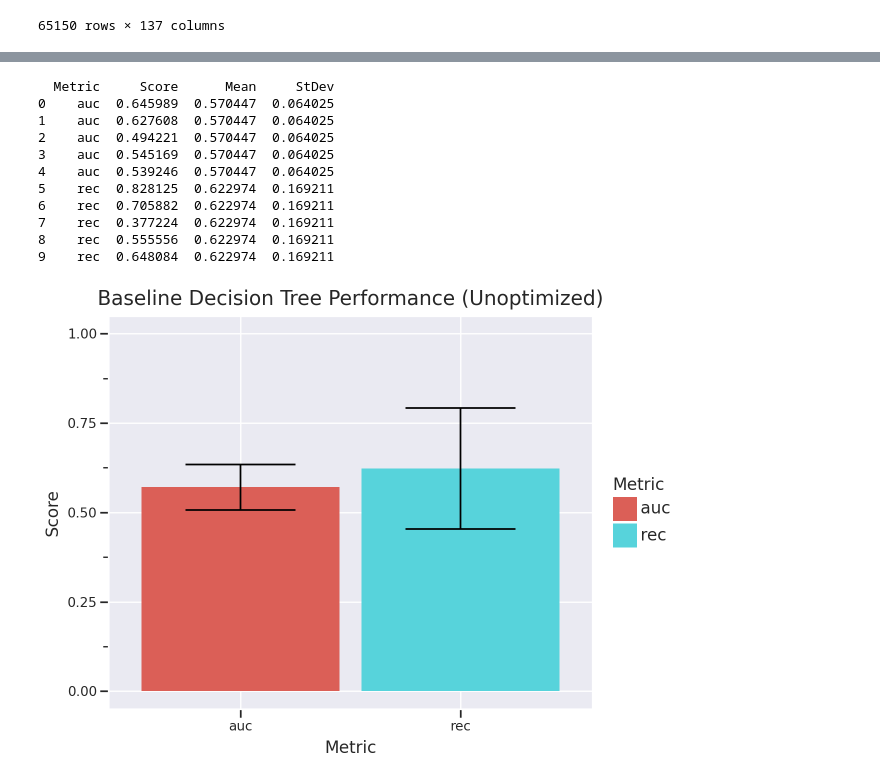
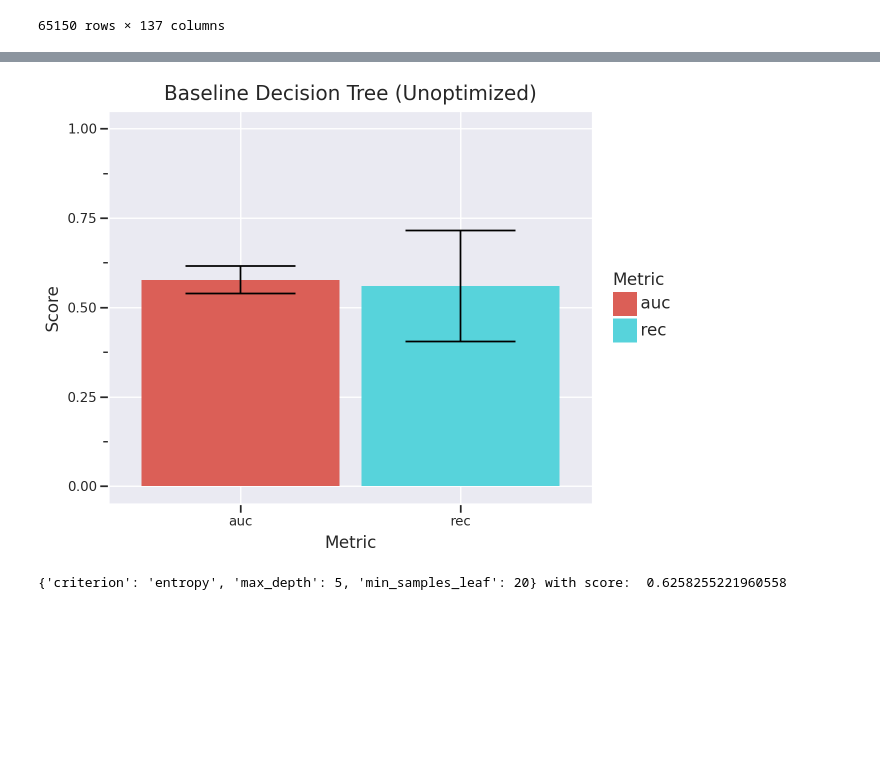
Before and after one commit to LuminousCodeGH/scientific-machine-learning-project, a Jupyter notebook: model_training.ipynb, the cells around one changed output, grey strips where cells are left out. Saved outputs shown, nothing was run; the diff lists cells and outputs as text; code cells hidden in the pictures; blank space fills up the shorter version.

```diff
--- a/model_training.ipynb
+++ b/model_training.ipynb
@@ -122,7 +122,7 @@ X = remove_non_features(X_tv, non_feature_cols)
 y = y_tv
 groups = X_tv.uniprot_id
 
-baseline_model = DecisionTreeClassifier(class_weight='balanced', max_leaf_nodes=12)
+baseline_model = DecisionTreeClassifier(class_weight='balanced')
 
 baseline_scores = kfold_cv_by_group(X, y, groups, baseline_model)
 # %% [output]
@@ -140,39 +140,45 @@ Performing on fold=4
 # %%
 from plotnine import ggplot, aes, geom_bar, geom_errorbar, labs, theme_seaborn, ylim
 
-baseline_scores_long = baseline_scores.melt(value_vars=['auc', 'rec'], var_name='Metric', value_name='Score')
-score_means = baseline_scores[['auc', 'rec']].mean()
-score_stds = baseline_scores[['auc', 'rec']].std()
-score_summary = pd.DataFrame({
-    'Metric': score_means.index,
-    'Mean': score_means.values,
-    'StDev': score_stds.values
-})
-baseline_scores_long = baseline_scores_long.merge(score_summary, on='Metric', how='left')
+def plot_performance(df: pd.DataFrame, score_names: list, title: str='') -> None:
 
-print(baseline_scores_long)
+    df_long = df.melt(value_vars=['auc', 'rec'], var_name='Metric', value_name='Score')
+    score_means = df[score_names].mean()
+    score_stds = df[score_names].std()
+    score_summary = pd.DataFrame({
+        'Metric': score_means.index,
+        'Mean': score_means.values,
+        'StDev': score_stds.values
+    })
+    df_long = df_long.merge(score_summary, on='Metric', how='left')
 
-# Create ggplot
-p = (
-    ggplot(baseline_scores_long, aes(x='Metric', y='Mean', fill='Metric')) +
-    geom_bar(stat='identity', position='dodge', show_legend=True) +  # Bar plot
-    labs(title='Baseline Decision Tree Performance (Unoptimized)', y="Score", x="Metric") +
-    geom_errorbar(aes(ymin='Mean - StDev', ymax='Mean + StDev')) +
-    ylim(0,1) +
-    theme_seaborn()
-)
+    # Create ggplot
+    p = (
+        ggplot(df_long, aes(x='Metric', y='Mean', fill='Metric')) +
+        geom_bar(stat='identity', position='dodge', show_legend=True) +  # Bar plot
+        labs(title=title, y="Score", x="Metric") +
+        geom_errorbar(aes(ymin='Mean - StDev', ymax='Mean + StDev')) +
+        ylim(0,1) +
+        theme_seaborn()
+    )
 
-p
+    display(p)
+
+plot_performance(baseline_scores, ['auc', 'rec'], 'Baseline Decision Tree (Unoptimized)')
 # %% [output]
-  Metric     Score      Mean     StDev
-0    auc  0.645989  0.570447  0.064025
-1    auc  0.627608  0.570447  0.064025
-2    auc  0.494221  0.570447  0.064025
-3    auc  0.545169  0.570447  0.064025
-4    auc  0.539246  0.570447  0.064025
-5    rec  0.828125  0.622974  0.169211
-6    rec  0.705882  0.622974  0.169211
-7    rec  0.377224  0.622974  0.169211
-8    rec  0.555556  0.622974  0.169211
-9    rec  0.648084  0.622974  0.169211
-[figure, old version]
+[figure, new version]
+# %%
+from sklearn.model_selection import GridSearchCV
+# Grid search optimization
+gs_params = {
+    'criterion' : ['gini', 'entropy', 'log_loss'],
+    'max_depth': [5, 7, 10, 12, 15, 20],
+    'min_samples_leaf': [4, 8, 12, 14, 16, 18, 20, 24, 32]
+}  # min_samples_split was omitted because it didn't have a big impact on performance
+gs_model = DecisionTreeClassifier(class_weight='balanced')
+gridsearch = GridSearchCV(gs_model, param_grid=gs_params, n_jobs=-1, scoring='roc_auc', cv=GroupKFold())
+
+gridsearch.fit(X, y, groups=groups)
+print(gridsearch.best_params_, 'with score: ', gridsearch.best_score_)
+# %% [output]
+{'criterion': 'entropy', 'max_depth': 5, 'min_samples_leaf': 20} with score:  0.6258255221960558
```
Also changed, not shown: parts of 4 cells of this notebook.
